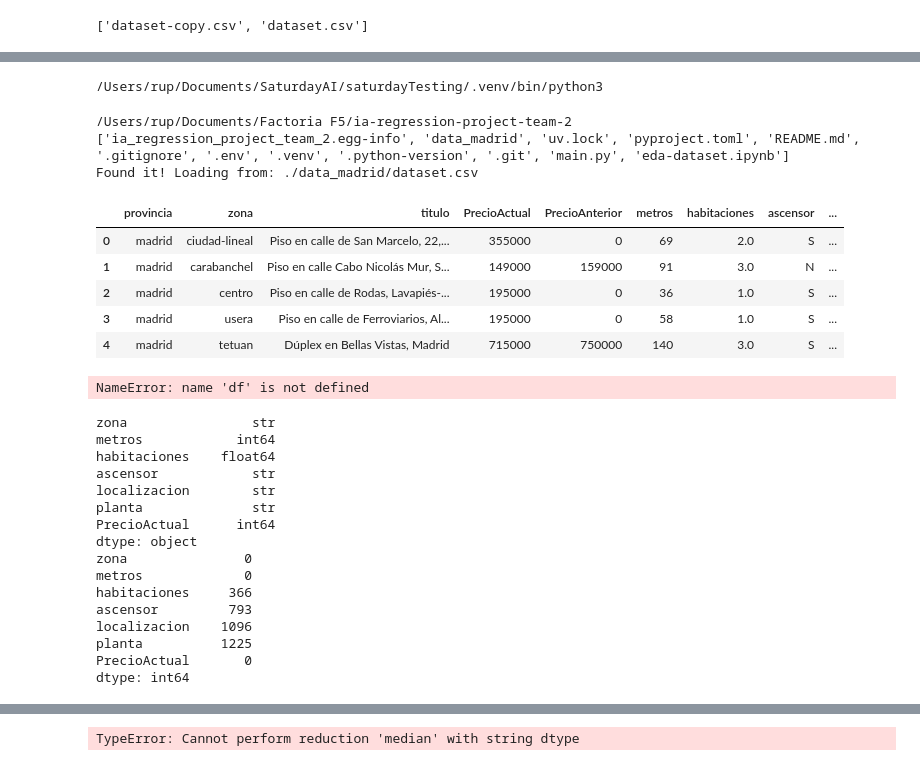
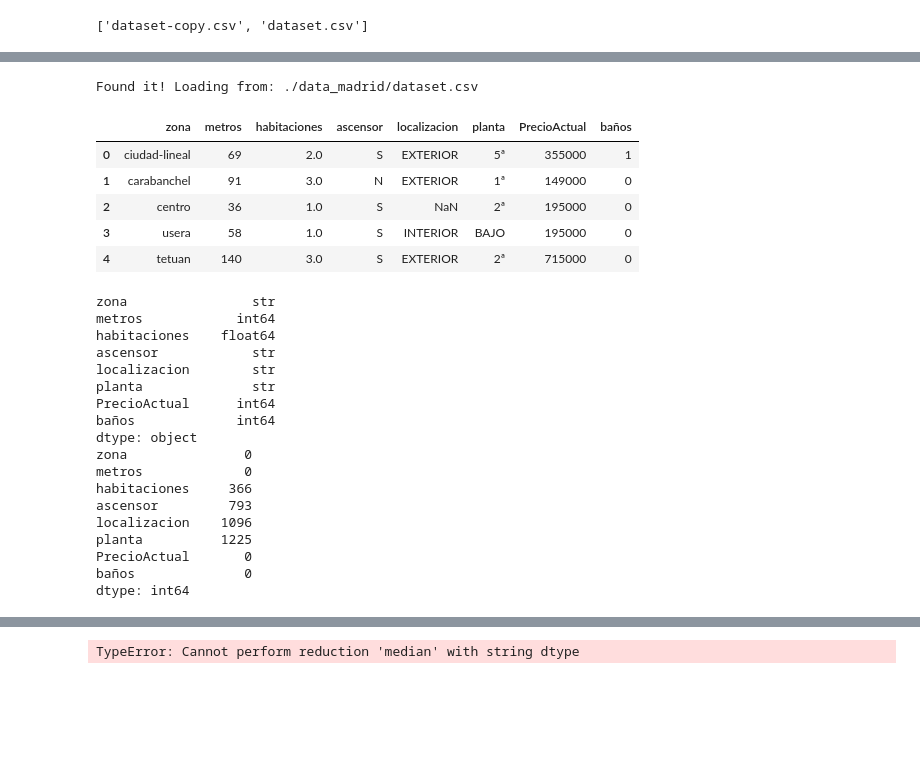
Before and after one commit to Bootcamp-IA-P6/ia-regression-project-team-2, a Jupyter notebook: eda-dataset.ipynb, the cells around one changed output, grey strips where cells are left out. Cells and saved outputs as stored; diff of their text form; code cells hidden in the pictures; blank space fills up the shorter version.

Commit message:
feat: dataset configured

```diff
--- a/eda-dataset.ipynb
+++ b/eda-dataset.ipynb
@@ -45,13 +47,7 @@ None
-# %%
-import sys
-print(sys.executable)
-# %% [output]
-/Users/rup/Documents/SaturdayAI/saturdayTesting/.venv/bin/python3
 # %%
 import os
 from IPython.display import display
-print(os.getcwd())
-print(os.listdir())
+
 
 for root, dirs, files in os.walk("."):
     if "dataset-copy.csv" in files:
@@ -64,24 +60,21 @@ else:
 
 if 'df' in locals():
     pd.options.display.max_columns = None
-    display(df.head())
+    # display(df.head())
 # %% [output]
-/Users/rup/Documents/Factoria F5/ia-regression-project-team-2
-['ia_regression_project_team_2.egg-info', 'data_madrid', 'uv.lock', 'pyproject.toml', 'README.md', '.gitignore', '.env', '.venv', '.python-version', '.git', 'main.py', 'eda-dataset.ipynb']
 Found it! Loading from: ./data_madrid/dataset.csv
-|  | provincia | zona | titulo | PrecioActual | PrecioAnterior | metros | habitaciones | ascensor | ... |
-| 0 | madrid | ciudad-lineal | Piso en calle de San Marcelo, 22,... | 355000 | 0 | 69 | 2.0 | S | ... |
-| 1 | madrid | carabanchel | Piso en calle Cabo Nicolás Mur, S... | 149000 | 159000 | 91 | 3.0 | N | ... |
-| 2 | madrid | centro | Piso en calle de Rodas, Lavapiés-... | 195000 | 0 | 36 | 1.0 | S | ... |
-| 3 | madrid | usera | Piso en calle de Ferroviarios, Al... | 195000 | 0 | 58 | 1.0 | S | ... |
-| 4 | madrid | tetuan | Dúplex en Bellas Vistas, Madrid | 715000 | 750000 | 140 | 3.0 | S | ... |
 # %%
-columns_to_use = ["zona", "metros", "habitaciones", "ascensor", "localizacion", "planta", "PrecioActual"]
+columns_to_use = ["zona", "metros", "habitaciones", "ascensor", "localizacion", "planta", "PrecioActual", "baños"]
 df = df[columns_to_use]
 
 display(df.head())
 # %% [output]
-NameError: name 'df' is not defined
+|  | zona | metros | habitaciones | ascensor | localizacion | planta | PrecioActual | baños |
+| 0 | ciudad-lineal | 69 | 2.0 | S | EXTERIOR | 5ª | 355000 | 1 |
+| 1 | carabanchel | 91 | 3.0 | N | EXTERIOR | 1ª | 149000 | 0 |
+| 2 | centro | 36 | 1.0 | S | NaN | 2ª | 195000 | 0 |
+| 3 | usera | 58 | 1.0 | S | INTERIOR | BAJO | 195000 | 0 |
+| 4 | tetuan | 140 | 3.0 | S | EXTERIOR | 2ª | 715000 | 0 |
 # %%
 print(df.dtypes)
 
@@ -94,6 +87,7 @@ ascensor            str
 localizacion        str
 planta              str
 PrecioActual      int64
+baños             int64
 dtype: object
 zona               0
 metros             0
@@ -102,5 +96,6 @@ ascensor         793
 localizacion    1096
 planta          1225
 PrecioActual       0
+baños              0
 dtype: int64
 # %%
```
Also changed, not shown: parts of 15 cells of this notebook.
